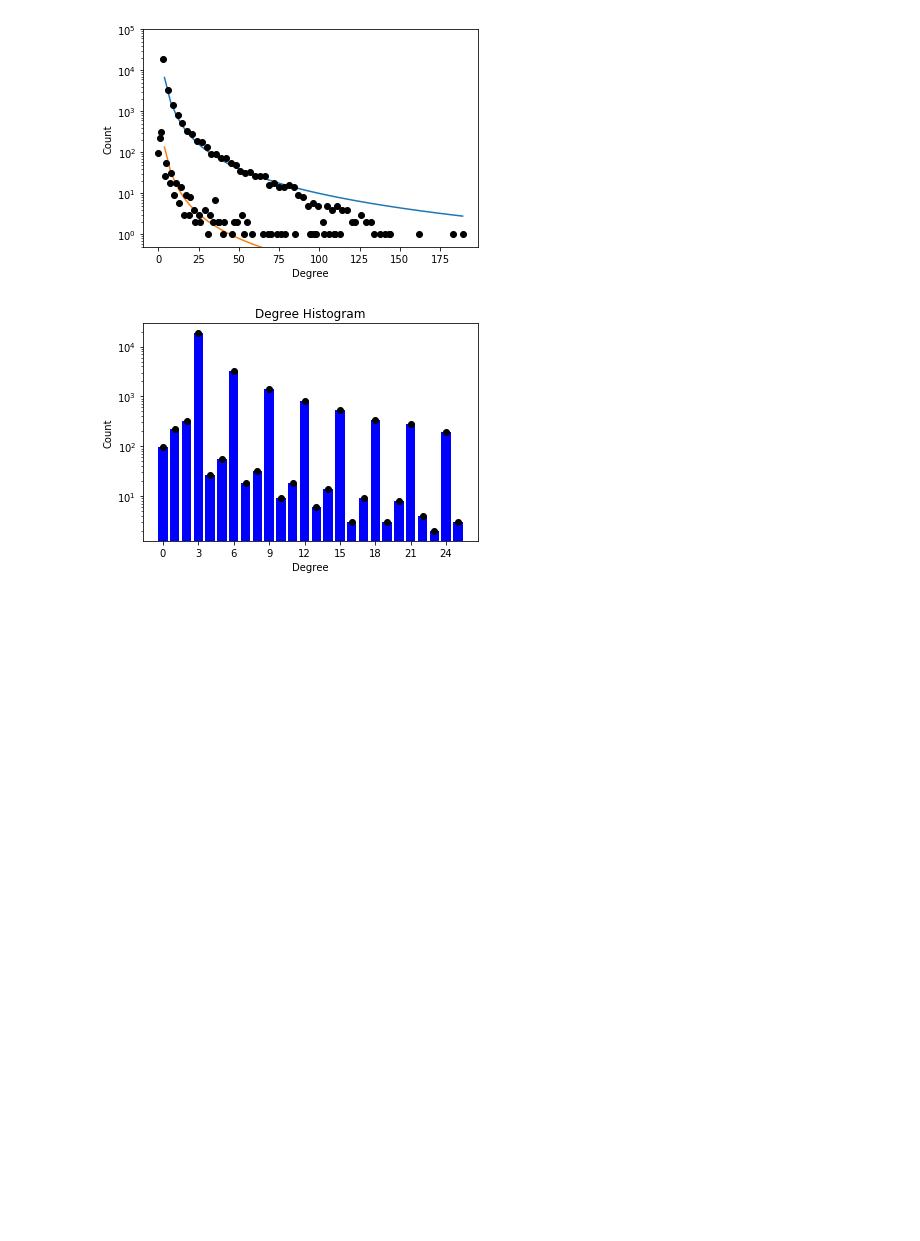
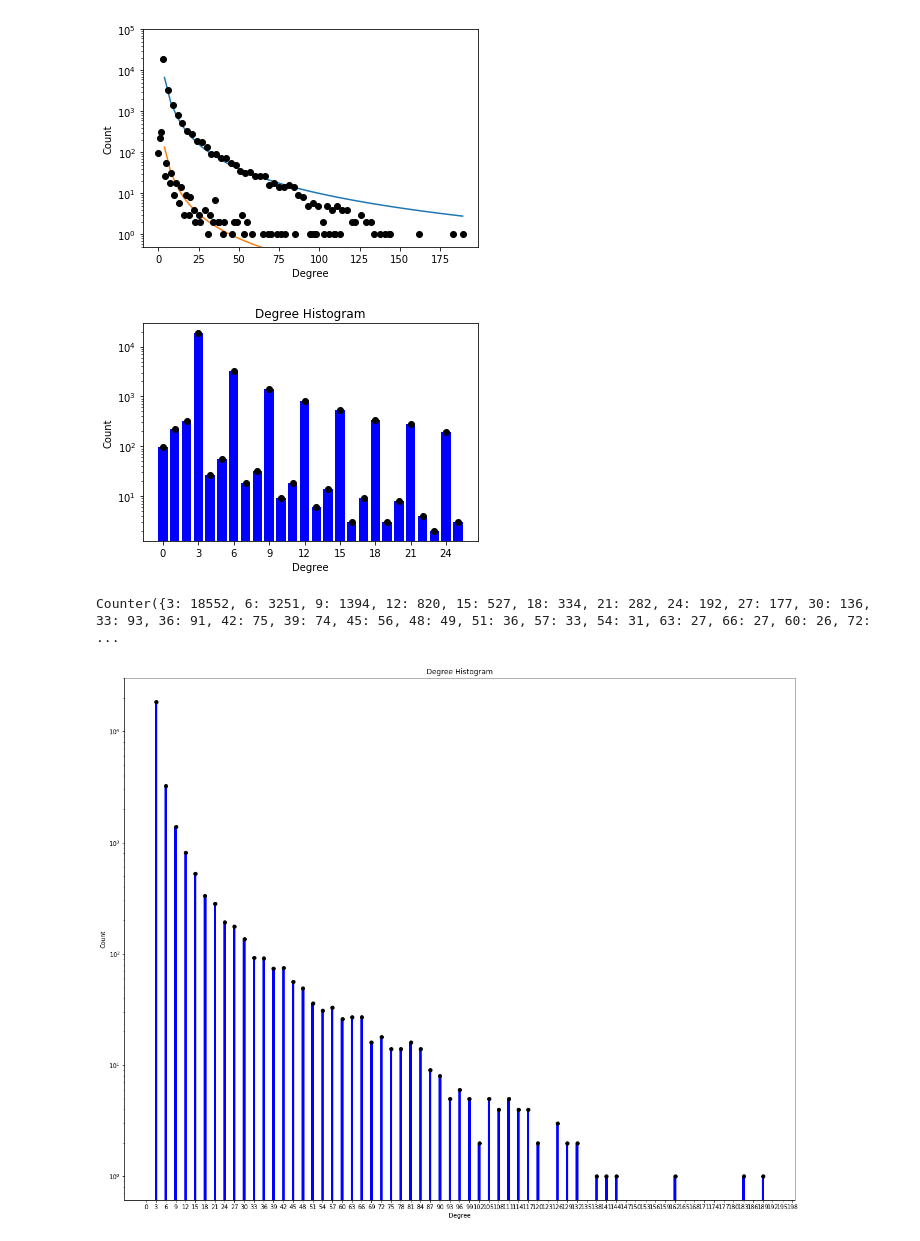
Before and after one commit to mbillig/CoStarNetwork, a Jupyter notebook: ActorNetwork-Bipartite.ipynb, the cells around one changed output. Saved outputs shown, nothing was run; the diff lists cells and outputs as text; code cells hidden in the pictures; blank space fills up the shorter version.

```diff
--- a/ActorNetwork-Bipartite.ipynb
+++ b/ActorNetwork-Bipartite.ipynb
@@ -208,3 +212,41 @@ ax.xaxis.set_ticks(np.arange(0, end, 3))
 plt.show()
 # %% [output]
 [figure]
+# %%
+actorDegrees = sorted([d for n, d in actorGraph.degree(weight='weight')])
+#actorDegrees = [i for i in actorDegrees if (i >=25) & (i < 50)]
+#print(actorDegrees)
+degreeCount = collections.Counter(actorDegrees)
+degreeCount3 = collections.Counter()
+degreeCountOth = collections.Counter()
+for deg in degreeCount:
+    if (deg % 3 == 0) & (deg != 0):
+        #print(deg)
+        degreeCount3.update({deg:degreeCount[deg]})
+    else:
+        degreeCountOth.update()
+
+
+#print(elem, degreeCount[elem])
+print(degreeCount3)
+degree, count = zip(*degreeCount3.items())
+#degree = degree[::3]
+#count = count[::3]
+#degree3 = [deg for deg in degree if deg % 3 == 0]
+
+
+fig, ax = plt.subplots(figsize=(20,16))
+plt.bar(degree, count, width=0.80, color='b')
+plt.plot(degree, count, 'ko')
+
+plt.title("Degree Histogram")
+plt.ylabel("Count")
+plt.yscale("log")
+plt.xlabel("Degree")
+start, end = ax.get_xlim()
+ax.xaxis.set_ticks(np.arange(0, end, 3))
+
+plt.show()
+# %% [output]
+Counter({3: 18552, 6: 3251, 9: 1394, 12: 820, 15: 527, 18: 334, 21: 282, 24: 192, 27: 177, 30: 136, 33: 93, 36: 91, 42: 75, 39: 74, 45: 56, 48: 49, 51: 36, 57: 33, 54: 31, 63: 27, 66: 27, 60: 26, 72:  ...
+[figure, added]
```
Also changed, not shown: parts of 7 cells of this notebook.
